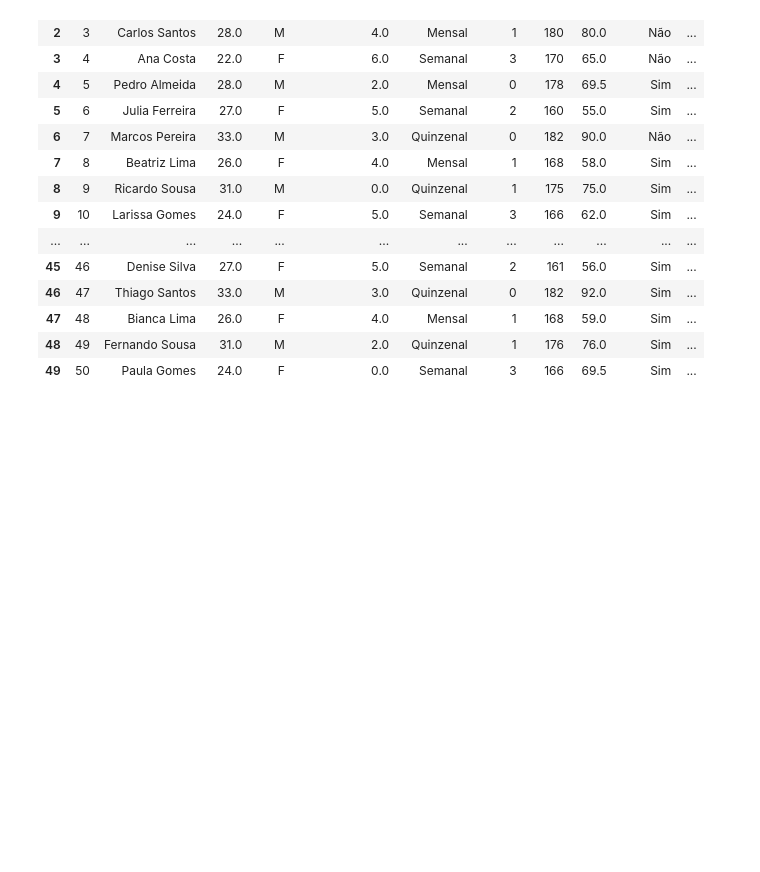
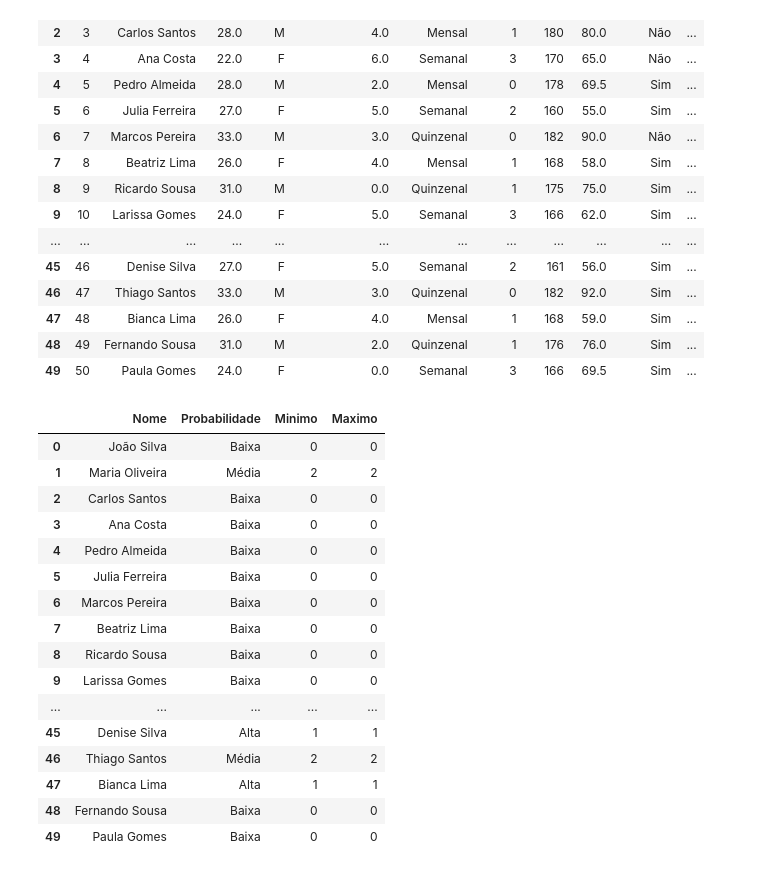
Before and after one commit to WillianXG/trabalho_pao, a Jupyter notebook: Desafio_do_pao.ipynb, the cells around one changed output. Cells and saved outputs as stored; diff of their text form; code cells hidden in the pictures; blank space fills up the shorter version.

Commit message:
Criação do dataFrame

```diff
--- a/Desafio_do_pao.ipynb
+++ b/Desafio_do_pao.ipynb
@@ -160,7 +160,9 @@ Dados_pao['Estado civil'] = Dados_pao['Estado civil'].fillna('Não informado')
 Dados_pao['Trabalha'] = None
 Dados_pao = trab(Dados_pao)
 
-Dados_pao
+df = Dados_pao
+
+df
 # %% [output]
 |  | id | pessoa | idade | Sexo | pão comprados | Frequencia | Faltas | altura | Peso | Trabalha | ... |
 | 0 | 1 | João Silva | 25.0 | M | 5.0 | Semanal | 2 | 175 | 70.0 | Sim | ... |
@@ -185,3 +184,56 @@ Dados_pao_tratados = Dados_pao
+# %%
+#Tratamento de dados para o DataFrame original
+data = {
+        'Nome': [],
+        'Probabilidade': [],
+        'Minimo': [],
+        'Maximo': []
+  }
+
+def probpao(df):
+
+    for i, row in df.iterrows():
+        if row['Trabalha'] == 'Sim' and row['Frequencia'] == 'Semanal' and row['Valor gasto por semana'] > 20 or row['valor da ultima compra'] >= 9:
+            data['Nome'].append(row['pessoa'])
+            data['Probabilidade'].append('Alta')
+            data['Minimo'].append(1)
+            data['Maximo'].append(1)
+        elif row['Trabalha'] == 'Sim' and row['Frequencia'] == 'Quinzenal' and row['Valor gasto por semana']  <= 19 >=15 and row['valor da ultima compra'] <= 9:
+            data['Nome'].append(row['pessoa'])
+            data['Probabilidade'].append('Média')
+            data['Minimo'].append(2)
+            data['Maximo'].append(2)
+        else:
+            data['Nome'].append(row['pessoa'])
+            data['Probabilidade'].append('Baixa')
+            data['Minimo'].append(0)
+            data['Maximo'].append(0)
+
+
+
+probpao(df)
+
+
+data = pd.DataFrame(data)
+data
+# %% [output]
+|  | Nome | Probabilidade | Minimo | Maximo |
+| 0 | João Silva | Baixa | 0 | 0 |
+| 1 | Maria Oliveira | Média | 2 | 2 |
+| 2 | Carlos Santos | Baixa | 0 | 0 |
+| 3 | Ana Costa | Baixa | 0 | 0 |
+| 4 | Pedro Almeida | Baixa | 0 | 0 |
+| 5 | Julia Ferreira | Baixa | 0 | 0 |
+| 6 | Marcos Pereira | Baixa | 0 | 0 |
+| 7 | Beatriz Lima | Baixa | 0 | 0 |
+| 8 | Ricardo Sousa | Baixa | 0 | 0 |
+| 9 | Larissa Gomes | Baixa | 0 | 0 |
+| ... | ... | ... | ... | ... |
+| 45 | Denise Silva | Alta | 1 | 1 |
+| 46 | Thiago Santos | Média | 2 | 2 |
+| 47 | Bianca Lima | Alta | 1 | 1 |
+| 48 | Fernando Sousa | Baixa | 0 | 0 |
+| 49 | Paula Gomes | Baixa | 0 | 0 |
 # %%
 #Resultado em formato CSV
 Resultado_pao  =  Dados_pao_tratados.to_csv("Probabilidade_pao.csv")
```
Also changed, not shown: parts of 1 cell of this notebook.
